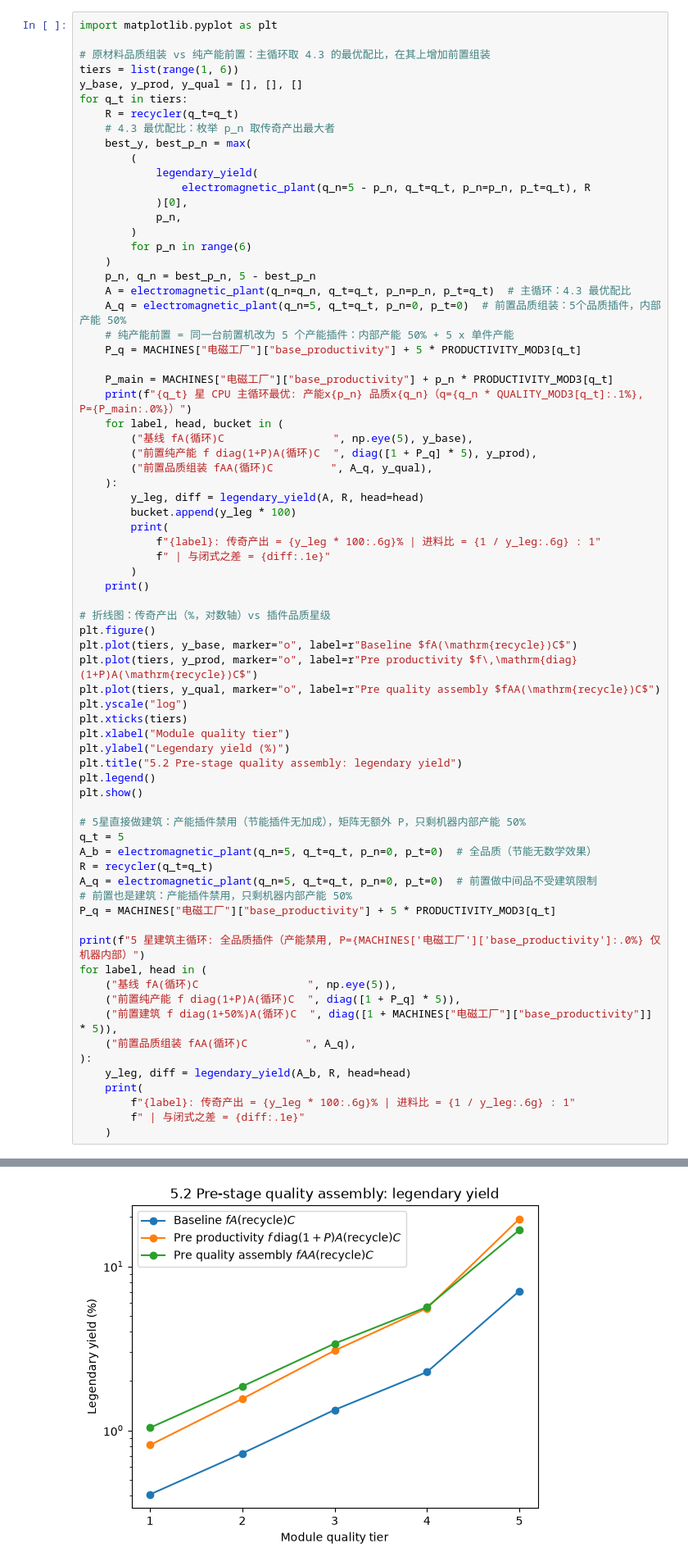
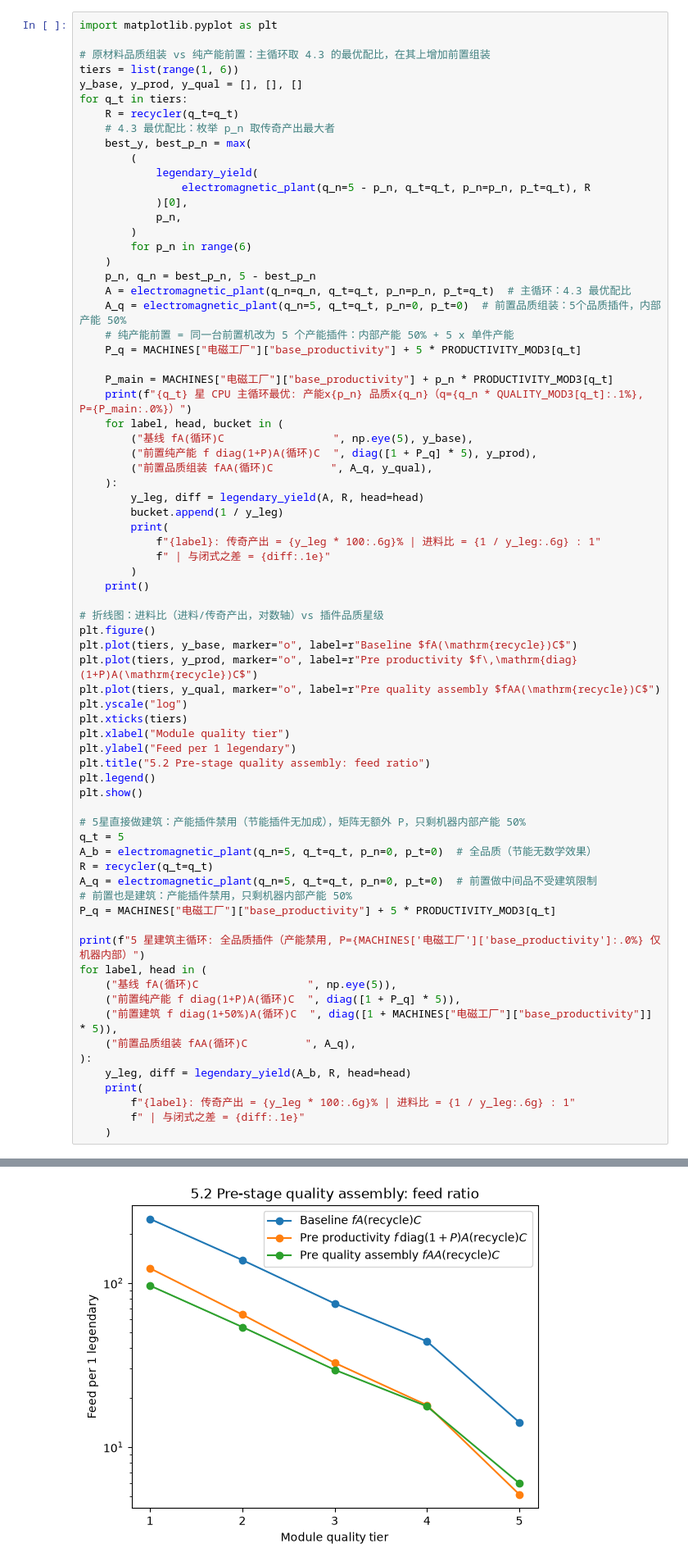
Before and after one commit to CroMarmot/factorio_quality, a Jupyter notebook: notebooks/01_quality_theory.ipynb, the cells around one changed output, grey strips where cells are left out. Shown at 82% size. Cells and saved outputs as stored; diff of their text form.

```diff
--- a/notebooks/01_quality_theory.ipynb
+++ b/notebooks/01_quality_theory.ipynb
@@ -563,14 +563,14 @@ for q_t in tiers:
         ("前置品质组装 fAA(循环)C         ", A_q, y_qual),
     ):
         y_leg, diff = legendary_yield(A, R, head=head)
-        bucket.append(y_leg * 100)
+        bucket.append(1 / y_leg)
         print(
             f"{label}: 传奇产出 = {y_leg * 100:.6g}% | 进料比 = {1 / y_leg:.6g} : 1"
             f" | 与闭式之差 = {diff:.1e}"
         )
     print()
 
-# 折线图：传奇产出（%，对数轴）vs 插件品质星级
+# 折线图：进料比（进料/传奇产出，对数轴）vs 插件品质星级
 plt.figure()
 plt.plot(tiers, y_base, marker="o", label=r"Baseline $fA(\mathrm{recycle})C$")
 plt.plot(tiers, y_prod, marker="o", label=r"Pre productivity $f\,\mathrm{diag}(1+P)A(\mathrm{recycle})C$")
@@ -578,8 +578,8 @@ plt.plot(tiers, y_qual, marker="o", label=r"Pre quality assembly $fAA(\mathrm{re
 plt.yscale("log")
 plt.xticks(tiers)
 plt.xlabel("Module quality tier")
-plt.ylabel("Legendary yield (%)")
-plt.title("5.2 Pre-stage quality assembly: legendary yield")
+plt.ylabel("Feed per 1 legendary")
+plt.title("5.2 Pre-stage quality assembly: feed ratio")
 plt.legend()
 plt.show()
 
@@ -594,34 +594,34 @@ P_q = MACHINES["电磁工厂"]["base_productivity"] + 5 * PRODUCTIVITY_MOD3[q_t]
 print(f"5 星建筑主循环: 全品质插件（产能禁用, P={MACHINES['电磁工厂']['base_productivity']:.0%} 仅机器内部）")
 for label, head in (
     ("基线 fA(循环)C                 ", np.eye(5)),
     ("前置纯产能 f diag(1+P)A(循环)C  ", diag([1 + P_q] * 5)),
     ("前置建筑 f diag(1+50%)A(循环)C  ", diag([1 + MACHINES["电磁工厂"]["base_productivity"]] * 5)),
     ("前置品质组装 fAA(循环)C         ", A_q),
 ):
     y_leg, diff = legendary_yield(A_b, R, head=head)
     print(
         f"{label}: 传奇产出 = {y_leg * 100:.6g}% | 进料比 = {1 / y_leg:.6g} : 1"
         f" | 与闭式之差 = {diff:.1e}"
     )
 # %% [output]
 1 星 CPU 主循环最优: 产能x0 品质x5（q=12.5%, P=50%）
 基线 fA(循环)C                 : 传奇产出 = 0.406905% | 进料比 = 245.758 : 1 | 与闭式之差 = 1.1e-13
 前置纯产能 f diag(1+P)A(循环)C  : 传奇产出 = 0.813809% | 进料比 = 122.879 : 1 | 与闭式之差 = 7.2e-14
 前置品质组装 fAA(循环)C         : 传奇产出 = 1.03767% | 进料比 = 96.3695 : 1 | 与闭式之差 = 1.5e-13
 
 2 星 CPU 主循环最优: 产能x1 品质x4（q=12.8%, P=63%）
 基线 fA(循环)C                 : 传奇产出 = 0.724848% | 进料比 = 137.96 : 1 | 与闭式之差 = 9.3e-14
 前置纯产能 f diag(1+P)A(循环)C  : 传奇产出 = 1.55842% | 进料比 = 64.1674 : 1 | 与闭式之差 = 2.0e-13
 前置品质组装 fAA(循环)C         : 传奇产出 = 1.85513% | 进料比 = 53.9044 : 1 | 与闭式之差 = 1.2e-13
 
 3 星 CPU 主循环最优: 产能x2 品质x3（q=12.0%, P=82%）
 基线 fA(循环)C                 : 传奇产出 = 1.33391% | 进料比 = 74.9675 : 1 | 与闭式之差 = 2.5e-13
 ... (8 lines left out)
 5 星 CPU 主循环最优: 产能x5 品质x0（q=0.0%, P=175%）
 基线 fA(循环)C                 : 传奇产出 = 7.07472% | 进料比 = 14.1348 : 1 | 与闭式之差 = 4.4e-13
 前置纯产能 f diag(1+P)A(循环)C  : 传奇产出 = 19.4555% | 进料比 = 5.13994 : 1 | 与闭式之差 = 3.6e-13
 前置品质组装 fAA(循环)C         : 传奇产出 = 16.6417% | 进料比 = 6.00901 : 1 | 与闭式之差 = 2.7e-13
-[figure, old version]
+[figure, new version]
 5 星建筑主循环: 全品质插件（产能禁用, P=50% 仅机器内部）
 基线 fA(循环)C                 : 传奇产出 = 3.32226% | 进料比 = 30.1 : 1 | 与闭式之差 = 1.7e-13
 前置纯产能 f diag(1+P)A(循环)C  : 传奇产出 = 9.13623% | 进料比 = 10.9454 : 1 | 与闭式之差 = 4.6e-13
```
Also changed, not shown: parts of 2 cells of this notebook, 1 other file.
